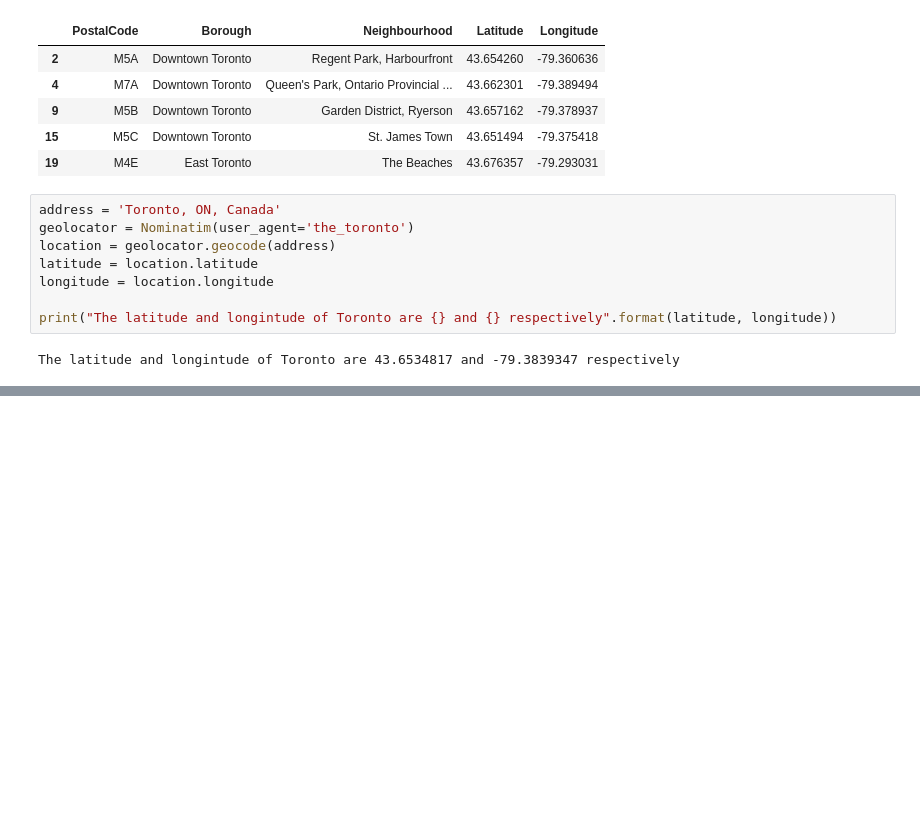
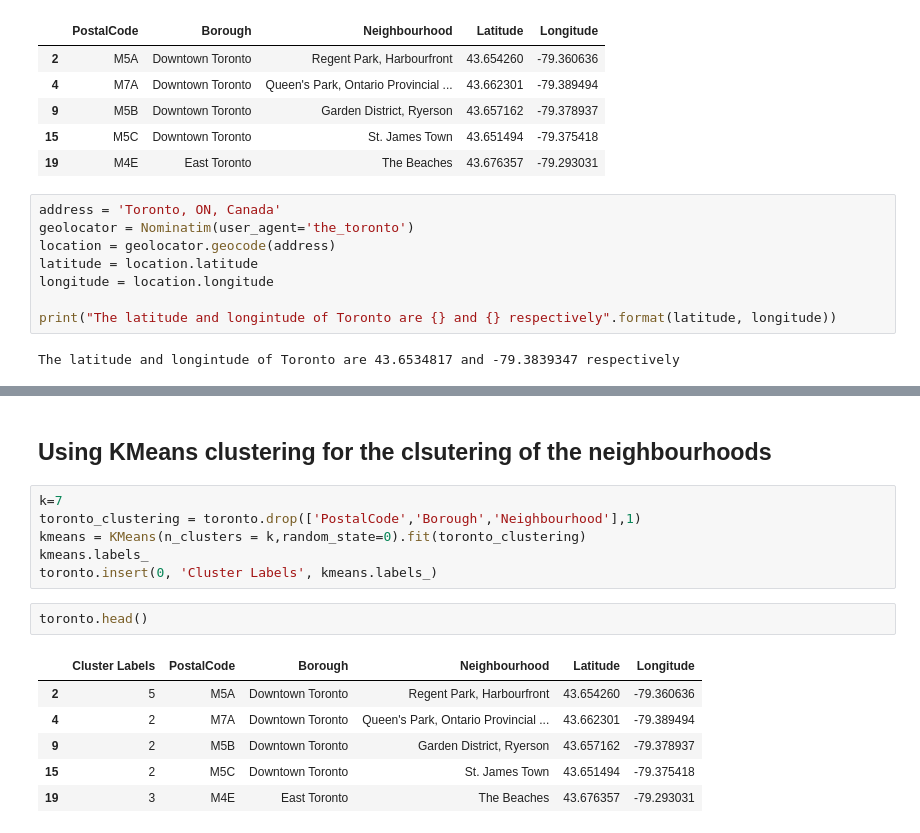
Before and after one commit to eliyajoseph7/Coursera_Capstone, a Jupyter notebook: Segmenting and Clustering Neighborhoods -Toronto.ipynb, the cells around one changed output, grey strips where cells are left out. Saved outputs shown, nothing was run; the diff lists cells and outputs as text; blank space fills up the shorter version.

```diff
--- a/Segmenting and Clustering Neighborhoods -Toronto.ipynb
+++ b/Segmenting and Clustering Neighborhoods -Toronto.ipynb
@@ -185,3 +181,20 @@ for lat, lon, borough, neighbourhood in zip(toronto['Latitude'], toronto['Longit
 map_tor
 # %% [output]
 [interactive output not drawn]
+# %% [markdown]
+## Using KMeans clustering for the clsutering of the neighbourhoods
+# %%
+k=7
+toronto_clustering = toronto.drop(['PostalCode','Borough','Neighbourhood'],1)
+kmeans = KMeans(n_clusters = k,random_state=0).fit(toronto_clustering)
+kmeans.labels_
+toronto.insert(0, 'Cluster Labels', kmeans.labels_)
+# %%
+toronto.head()
+# %% [output]
+|  | Cluster Labels | PostalCode | Borough | Neighbourhood | Latitude | Longitude |
+| 2 | 5 | M5A | Downtown Toronto | Regent Park, Harbourfront | 43.654260 | -79.360636 |
+| 4 | 2 | M7A | Downtown Toronto | Queen's Park, Ontario Provincial ... | 43.662301 | -79.389494 |
+| 9 | 2 | M5B | Downtown Toronto | Garden District, Ryerson | 43.657162 | -79.378937 |
+| 15 | 2 | M5C | Downtown Toronto | St. James Town | 43.651494 | -79.375418 |
+| 19 | 3 | M4E | East Toronto | The Beaches | 43.676357 | -79.293031 |
```
Also changed, not shown: parts of 3 cells of this notebook.
